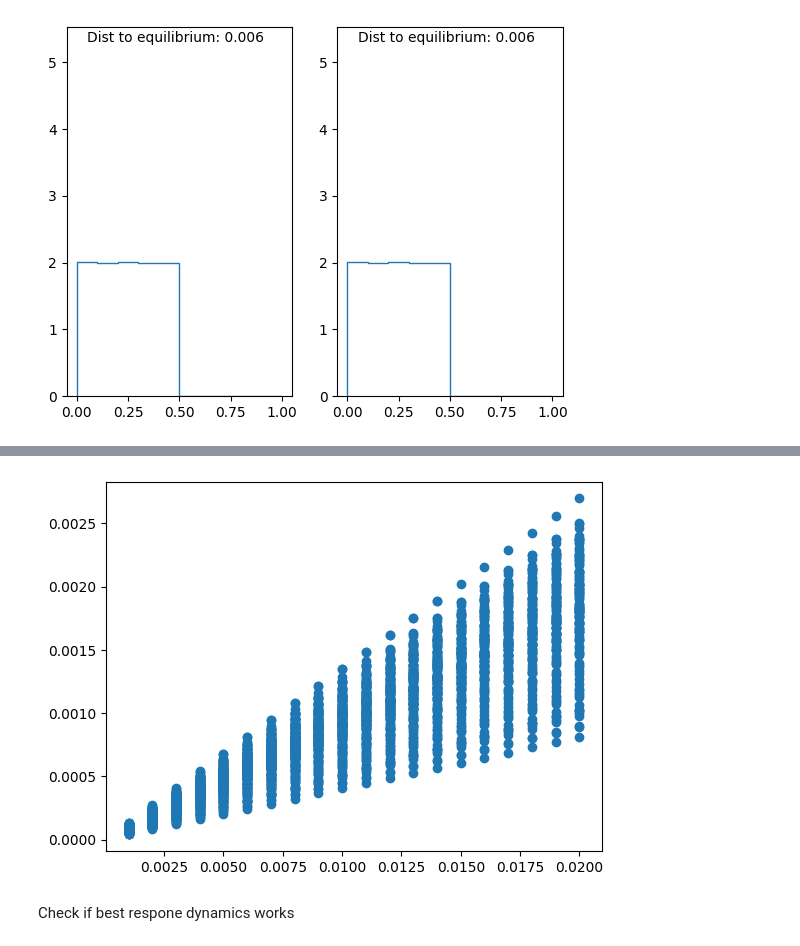
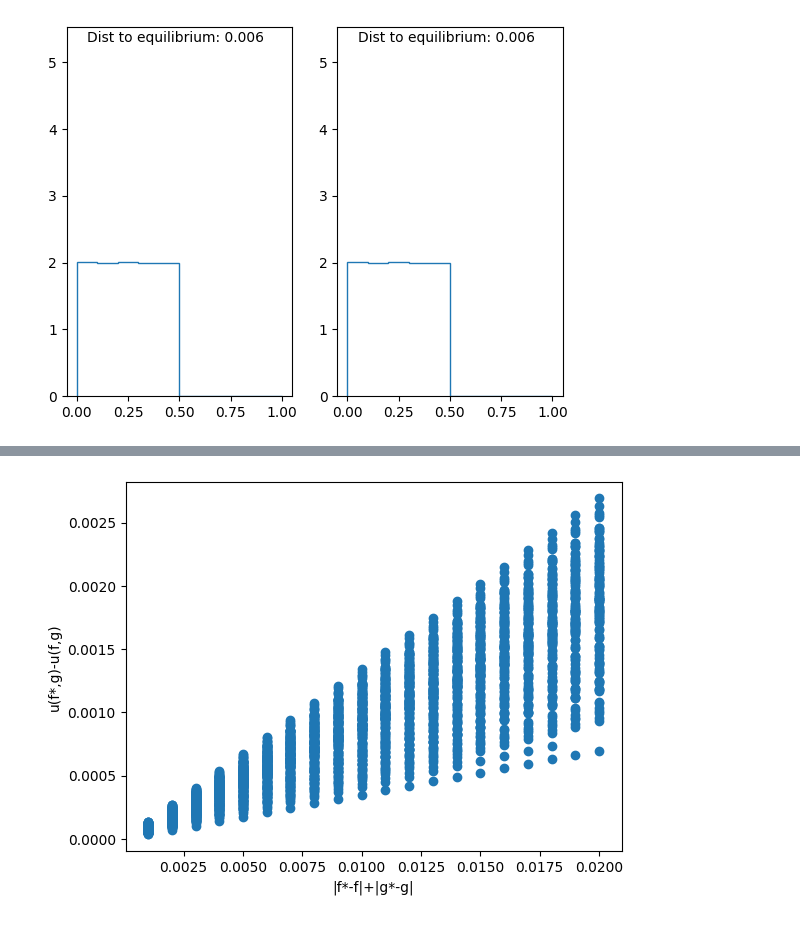
Before and after one commit to maxftl/bid_space_ascent, a Jupyter notebook: lyapunov/experiments.ipynb, the cells around one changed output, grey strips where cells are left out. Cells and saved outputs as stored; diff of their text form; code cells hidden in the pictures.

```diff
--- a/lyapunov/experiments.ipynb
+++ b/lyapunov/experiments.ipynb
@@ -86,34 +84,0 @@ Run zero-sum part
-# %%
-n = 10
-B = create_B(n)
-C = create_C(n)
-
-f = np.ones((n,1))
-#f[0:1,0] = np.ones((1,))
-#f = f * n/f.sum()
-g = np.ones((n,1))
-#g[0:1,0] = np.ones((1,))
-#g = g * n/g.sum()
-
-n_frames = 2000
-iterations_per_frame = 4
-h = 0.05
-
-fig = plt.figure()
-[ax1, ax2] = fig.subplots(nrows = 1, ncols = 2)
-line1 = ax1.stairs(values=f.flatten(), edges=np.linspace(start = 0.,stop = 1., num=n+1))
-line2 = ax2.stairs(values=g.flatten(), edges=np.linspace(start = 0.,stop = 1., num=n+1))
-
-def drawframe(it):
-    for _ in range(iterations_per_frame):
-        beta = get_beta(n,B,C,f,g)
-        update = beta - np.sum(beta)*(1./n)*np.ones_like(beta)
-        f[:,0] += h*update
-        g[:,0] -= h*update
-    line1.set_data(values=f.flatten(), edges=np.linspace(start = 0.,stop = 1., num=n+1))
-    line2.set_data(values=g.flatten(), edges=np.linspace(start = 0.,stop = 1., num=n+1))
-    return (line1,line2,)
-
-anim = animation.FuncAnimation(fig, drawframe, frames = n_frames, interval=15, blit=True)
-from IPython.display import HTML
-HTML(anim.to_html5_video())
@@ -134,7 +100,7 @@ Approach:
 If the game were to satisfy the strong uninvadability property, the loss would always be 0. Since this is not the case for our game, we may at least hope that the loss is small.
 # %%
 
-n = 26
+n = 16
 
 f_equil = np.zeros((n,))
 for i in range(int(n/2)):
@@ -160,5 +126,5 @@ for _ in range(n_samples):
 
 plt.scatter(distances, rel_utility_loss)
 plt.xlabel("|f-f*|+|g-g*|")
-plt.ylabel("relative utility loss")
+plt.ylabel("u(f*,g)-u(f,g)")
 # %% [output]
@@ -184,33 +157,33 @@ distance_to_equil = []
 utility_diff = []
 
 n_samples = 200
 min_dist = 0.001
 max_dist = 0.02
 n_dists = 20
 
 
 fig = plt.figure()
 ax = fig.subplots(1,1)
 
 
 for _ in range(n_samples):
     f = random_density(n)
     deltaf = (f - f_equil)/L2norm(f-f_equil)
     F = np.cumsum(f)/n
     deltaF = (f-f_equil)/L2norm(F-F_equil)
     g = random_density(n)
     deltag = (g-g_equil)/L2norm(g-g_equil)
     G = np.cumsum(g)/n
     deltaG = (g-g_equil)/L2norm(G-G_equil)
     for a in np.linspace(min_dist,max_dist,n_dists):
         if np.min(f + a*deltaf) < 0 or np.min(g + a*deltag) < 0:
             break
         distance_to_equil.append(a)
         utility_diff.append(compute_utility(n,f_equil,g_equil+a*deltag) - compute_utility(n,f_equil+a*deltaf,g_equil+a*deltag))
         #ax.plot(a, compute_utility(n,f_equil,g_equil+a*deltag) - compute_utility(n,f_equil+a*deltaf,g_equil+a*deltag))
 plt.scatter(distance_to_equil, utility_diff)
+plt.xlabel("|f*-f|+|g*-g|")
+plt.ylabel("u(f*,g)-u(f,g)")
 plt.show()
 # %% [output]
-[figure, old version]
+[figure, new version]
-# %% [markdown]
-Check if best respone dynamics works
```
Also changed, not shown: parts of 13 cells of this notebook, 1 other file.
